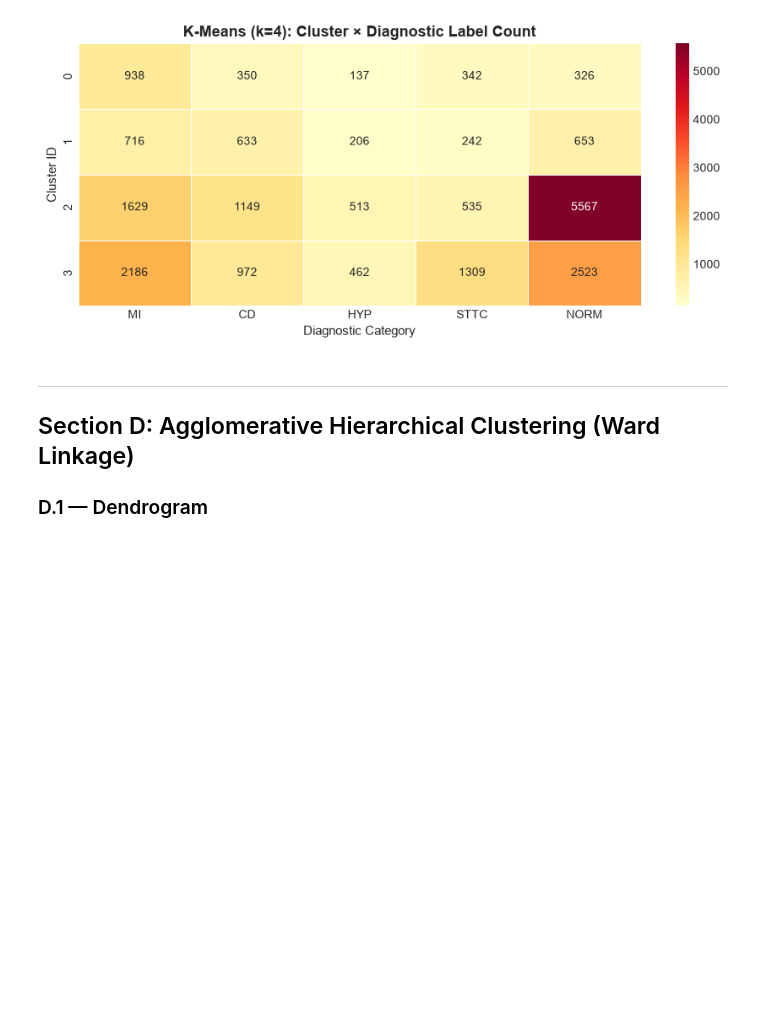
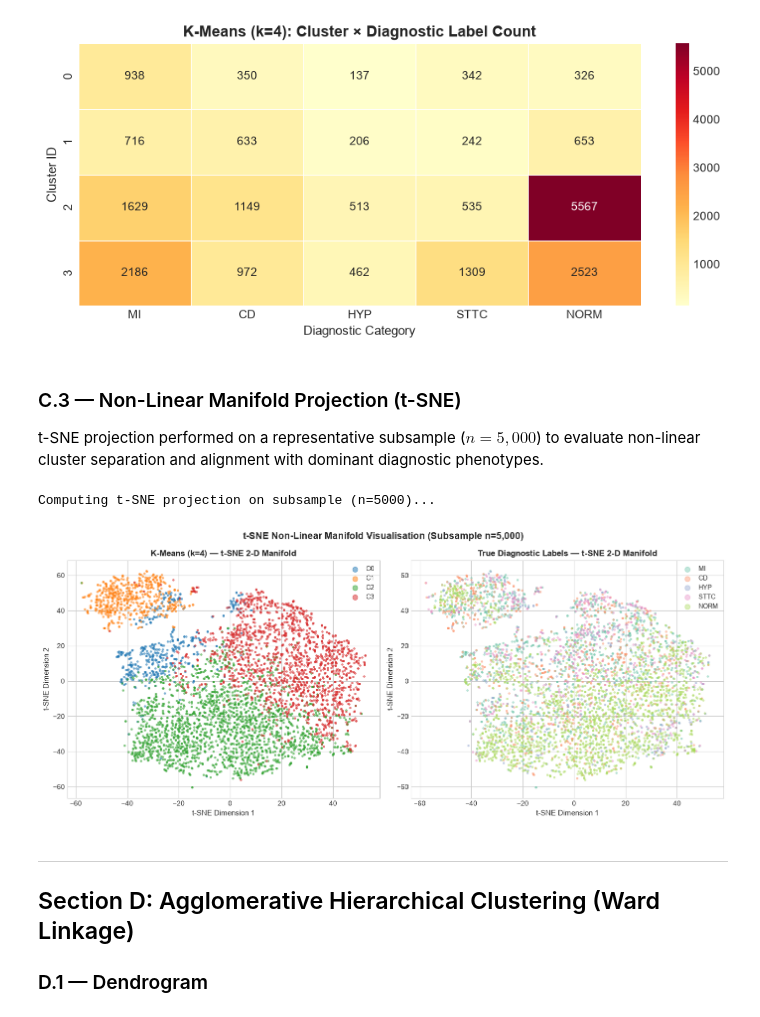
Before and after one commit to Harishraghult/ML_project, a Jupyter notebook: notebooks/clustering.ipynb, the cells around one changed output. Drawn from its saved outputs; the diff is of its cells as text; code cells hidden in the pictures; blank space fills up the shorter version.

Commit message:
feat(clustering): add t-SNE manifold visualization, Davies-Bouldin & Calinski-Harabasz metrics

```diff
--- a/notebooks/clustering.ipynb
+++ b/notebooks/clustering.ipynb
@@ -301,6 +301,49 @@ plt.tight_layout()
 plt.show()
 # %% [output]
 [figure]
+# %% [markdown]
+### C.3 — Non-Linear Manifold Projection (t-SNE)
+t-SNE projection performed on a representative subsample ($n=5,000$) to evaluate non-linear cluster separation and alignment with dominant diagnostic phenotypes.
+# %%
+# t-SNE projection (subsampled to 5,000 records for runtime efficiency)
+TSNE_SAMPLE = min(5000, X.shape[0])
+np.random.seed(RANDOM_STATE)
+tsne_idx = np.random.choice(X.shape[0], TSNE_SAMPLE, replace=False)
+
+print(f"Computing t-SNE projection on subsample (n={TSNE_SAMPLE})...")
+tsne = TSNE(n_components=2, perplexity=30, max_iter=1000, random_state=RANDOM_STATE, n_jobs=-1)
+X_tsne = tsne.fit_transform(X[tsne_idx])
+
+fig, axes = plt.subplots(1, 2, figsize=(14, 6))
+
+# Subplot 1: K-Means clusters on t-SNE
+tsne_km_labels = km_labels[tsne_idx]
+for c in range(OPTIMAL_K):
+    mask = tsne_km_labels == c
+    axes[0].scatter(X_tsne[mask, 0], X_tsne[mask, 1],
+                    s=6, alpha=0.5, color=cm_palette[c], label=f'C{c}')
+axes[0].set_xlabel('t-SNE Dimension 1', fontsize=11)
+axes[0].set_ylabel('t-SNE Dimension 2', fontsize=11)
+axes[0].set_title(f'K-Means (k={OPTIMAL_K}) — t-SNE 2-D Manifold', fontsize=12, fontweight='bold')
+axes[0].legend(markerscale=3, fontsize=9)
+
+# Subplot 2: True diagnostic labels on t-SNE
+tsne_true_labels = df['dominant_label'].iloc[tsne_idx].values
+for lbl in class_names:
+    mask = tsne_true_labels == lbl
+    axes[1].scatter(X_tsne[mask, 0], X_tsne[mask, 1],
+                    s=6, alpha=0.4, color=label_palette[lbl], label=lbl)
+axes[1].set_xlabel('t-SNE Dimension 1', fontsize=11)
+axes[1].set_ylabel('t-SNE Dimension 2', fontsize=11)
+axes[1].set_title('True Diagnostic Labels — t-SNE 2-D Manifold', fontsize=12, fontweight='bold')
+axes[1].legend(markerscale=3, fontsize=9)
+
+plt.suptitle('t-SNE Non-Linear Manifold Visualisation (Subsample n=5,000)', fontsize=14, fontweight='bold')
+plt.tight_layout()
+plt.show()
+# %% [output]
+Computing t-SNE projection on subsample (n=5000)...
+[figure, added]
 # %% [markdown]
 ---
 ## Section D: Agglomerative Hierarchical Clustering (Ward Linkage)
```
Also changed, not shown: parts of 4 cells of this notebook, 1 other file.
